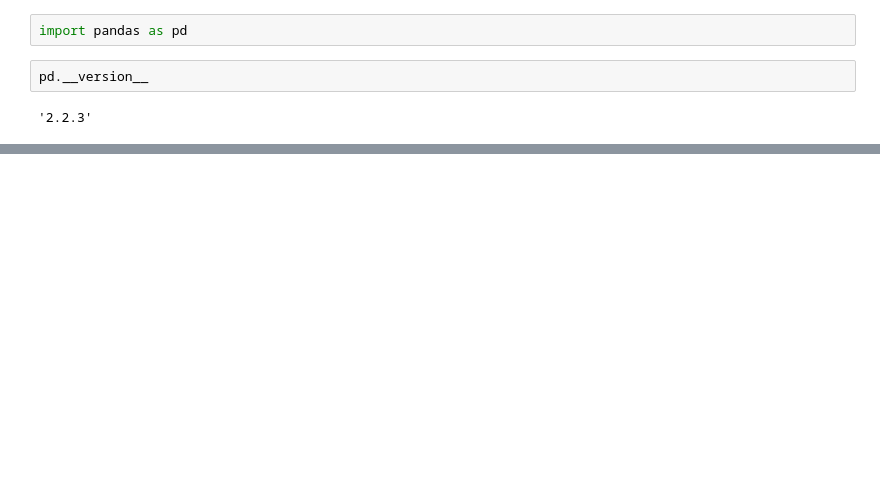
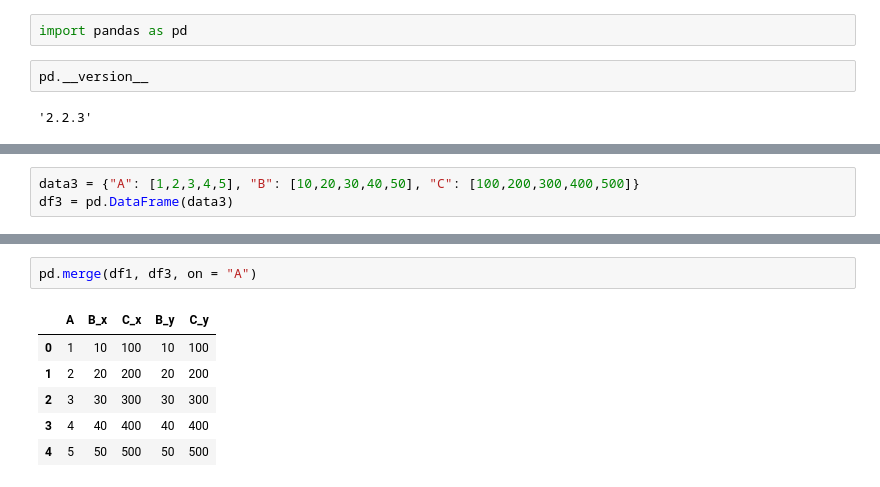
Before and after one commit to DZhang3210/pandas-intro, a Jupyter notebook: Notebook.ipynb, the cells around one changed output, grey strips where cells are left out. Cells and saved outputs as stored; diff of their text form; blank space fills up the shorter version.

```diff
--- a/Notebook.ipynb
+++ b/Notebook.ipynb
@@ -29,0 +529,3 @@ pd.__version__
+# %%
+data3 = {"A": [1,2,3,4,5], "B": [10,20,30,40,50], "C": [100,200,300,400,500]}
+df3 = pd.DataFrame(data3)
@@ -29,0 +550,9 @@ pd.__version__
+# %%
+pd.merge(df1, df3, on = "A")
+# %% [output]
+|  | A | B_x | C_x | B_y | C_y |
+| 0 | 1 | 10 | 100 | 10 | 100 |
+| 1 | 2 | 20 | 200 | 20 | 200 |
+| 2 | 3 | 30 | 300 | 30 | 300 |
+| 3 | 4 | 40 | 400 | 40 | 400 |
+| 4 | 5 | 50 | 500 | 50 | 500 |
```
Also changed, not shown: parts of 131 cells of this notebook, 2 other files.
